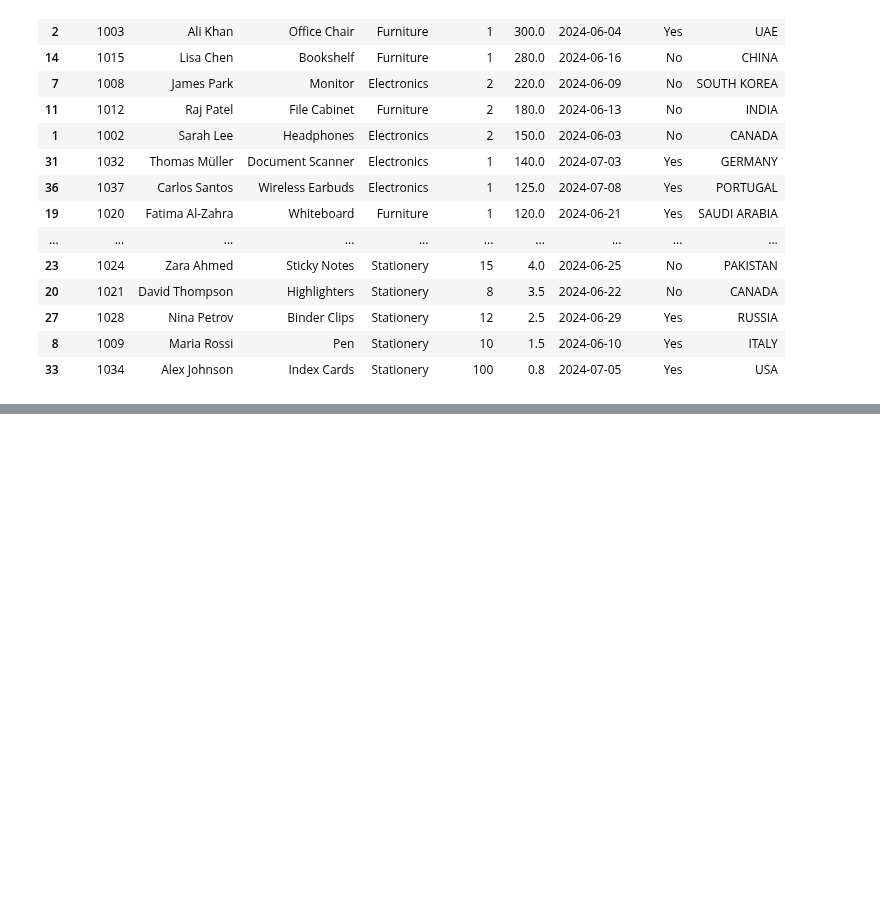
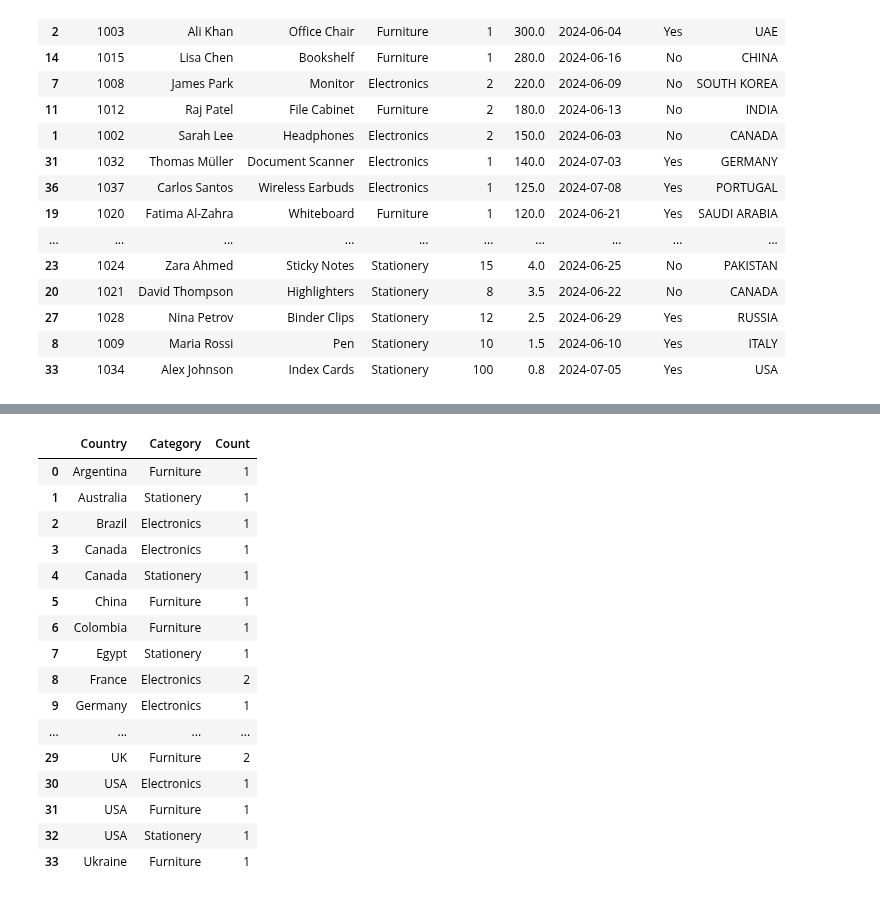
Before and after one commit to uba-sagan/Projects, a Jupyter notebook: Data_Analytics/Pandas.ipynb, the cells around one changed output, grey strips where cells are left out. Cells and saved outputs as stored; diff of their text form; code cells hidden in the pictures; blank space fills up the shorter version.

```diff
--- a/Data_Analytics/Pandas.ipynb
+++ b/Data_Analytics/Pandas.ipynb
@@ -481,0 +556,20 @@ data.sort_values("Price", ascending= True)
+# %%
+data.groupby(["Country","Category"]).size().reset_index(name="Count")
+# %% [output]
+|  | Country | Category | Count |
+| 0 | Argentina | Furniture | 1 |
+| 1 | Australia | Stationery | 1 |
+| 2 | Brazil | Electronics | 1 |
+| 3 | Canada | Electronics | 1 |
+| 4 | Canada | Stationery | 1 |
+| 5 | China | Furniture | 1 |
+| 6 | Colombia | Furniture | 1 |
+| 7 | Egypt | Stationery | 1 |
+| 8 | France | Electronics | 2 |
+| 9 | Germany | Electronics | 1 |
+| ... | ... | ... | ... |
+| 29 | UK | Furniture | 2 |
+| 30 | USA | Electronics | 1 |
+| 31 | USA | Furniture | 1 |
+| 32 | USA | Stationery | 1 |
+| 33 | Ukraine | Furniture | 1 |
```
Also changed, not shown: parts of 6 cells of this notebook.
